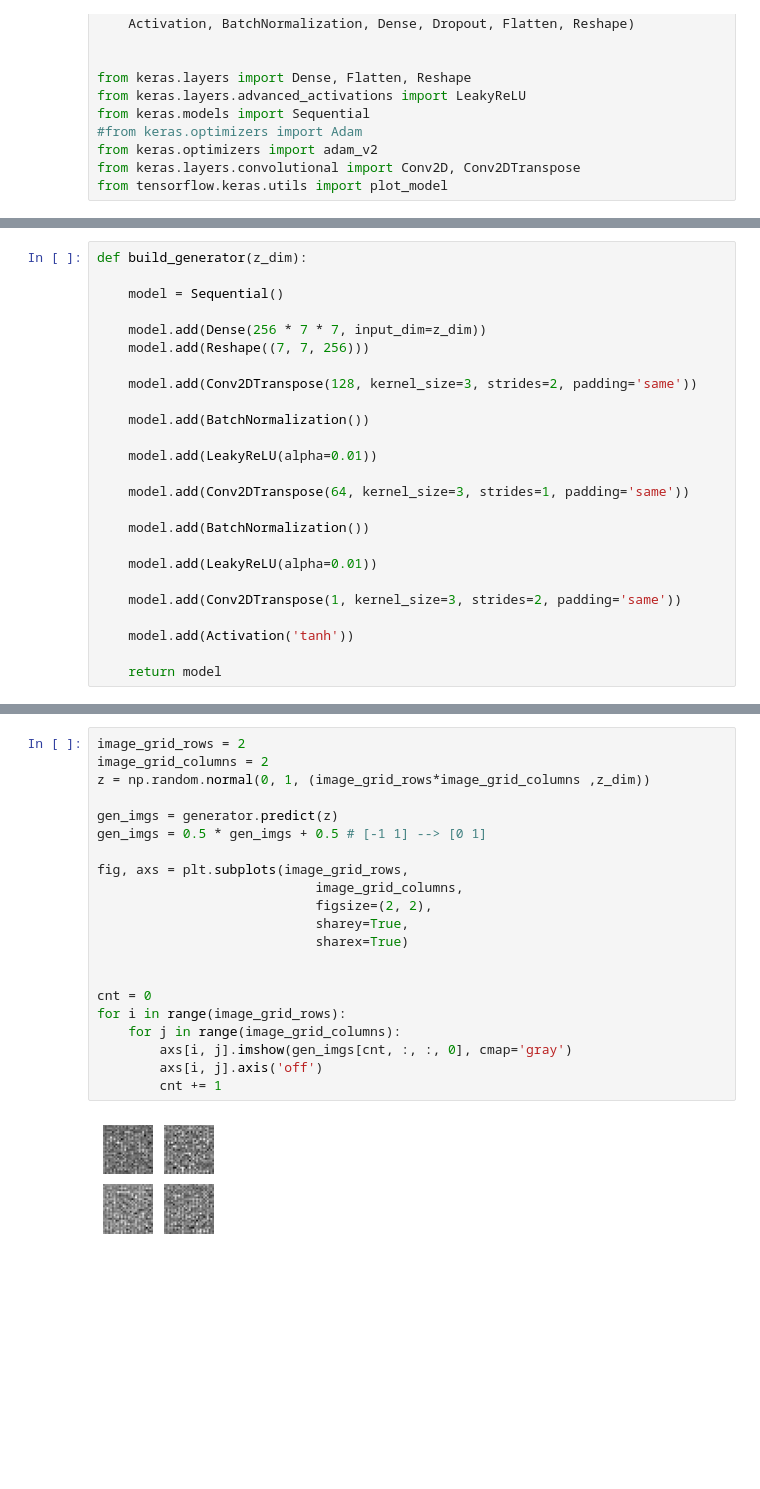
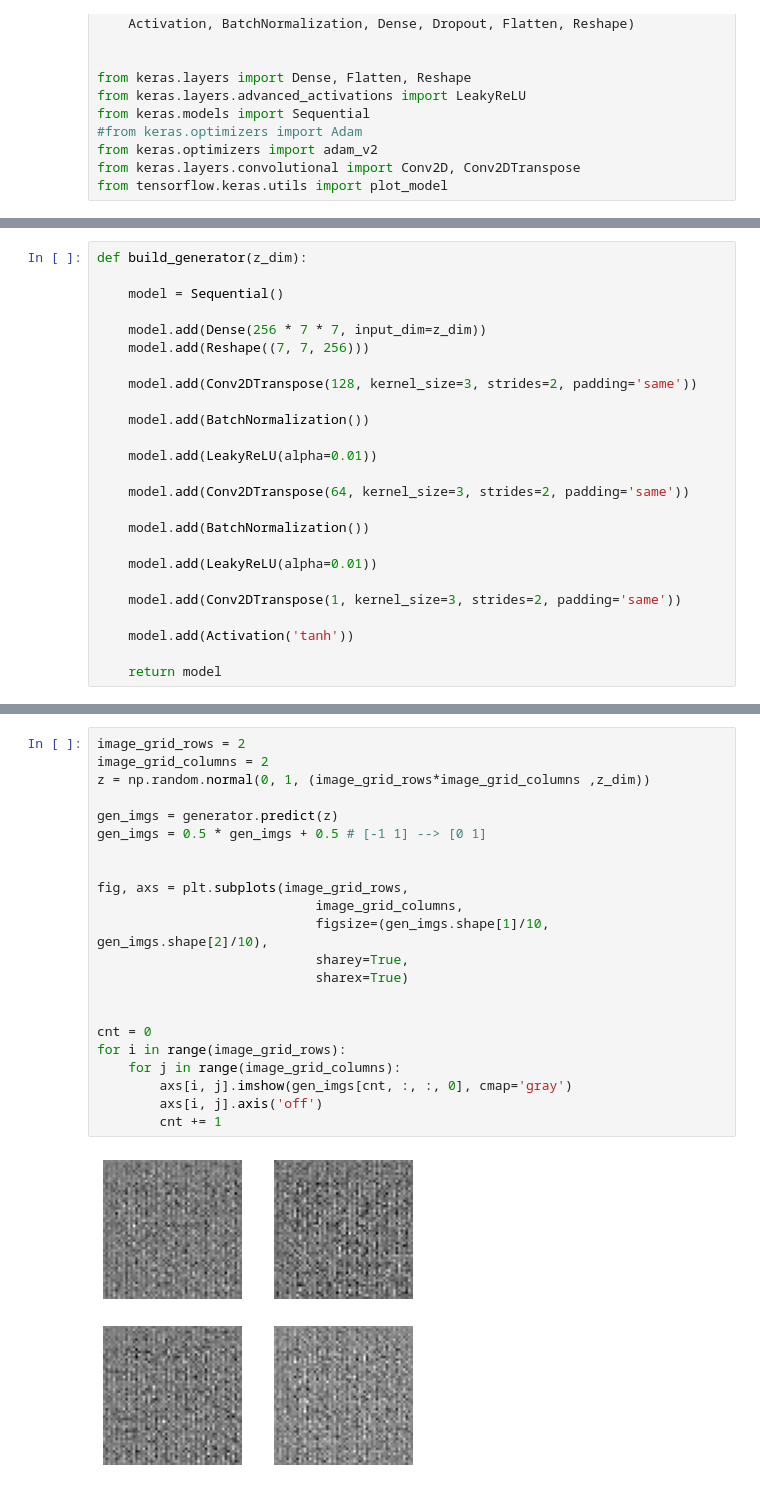
Before and after one commit to miokobayashii/summerschool2022, a Jupyter notebook: day02/GeneratorNetwork_tCNN.ipynb, the cells around one changed output, grey strips where cells are left out. Drawn from its saved outputs; the diff is of its cells as text; blank space fills up the shorter version.

```diff
--- a/day02/GeneratorNetwork_tCNN.ipynb
+++ b/day02/GeneratorNetwork_tCNN.ipynb
@@ -43,7 +37,7 @@ def build_generator(z_dim):
 
     model.add(LeakyReLU(alpha=0.01))
 
-    model.add(Conv2DTranspose(64, kernel_size=3, strides=1, padding='same'))
+    model.add(Conv2DTranspose(64, kernel_size=3, strides=2, padding='same'))
 
     model.add(BatchNormalization())
 
@@ -83,23 +77,24 @@ _________________________________________________________________
 # %%
 image_grid_rows = 2
 image_grid_columns = 2
 z = np.random.normal(0, 1, (image_grid_rows*image_grid_columns ,z_dim))
 
 gen_imgs = generator.predict(z)
 gen_imgs = 0.5 * gen_imgs + 0.5 # [-1 1] --> [0 1]
 
+
 fig, axs = plt.subplots(image_grid_rows,
                             image_grid_columns,
-                            figsize=(2, 2),
+                            figsize=(gen_imgs.shape[1]/10, gen_imgs.shape[2]/10),
                             sharey=True,
                             sharex=True)
 
 
 cnt = 0
 for i in range(image_grid_rows):
     for j in range(image_grid_columns):
         axs[i, j].imshow(gen_imgs[cnt, :, :, 0], cmap='gray')
         axs[i, j].axis('off')
         cnt += 1
 # %% [output]
-[figure, old version]
+[figure, new version]
```
Also changed, not shown: parts of 4 cells of this notebook, 15 other files.
